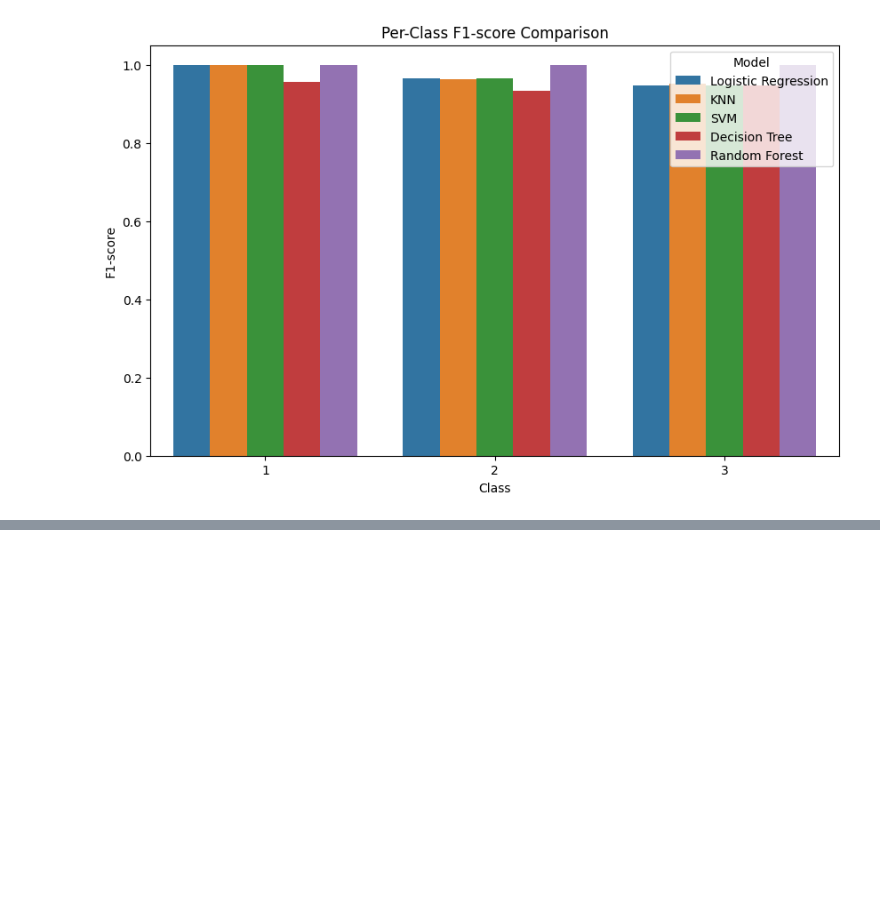
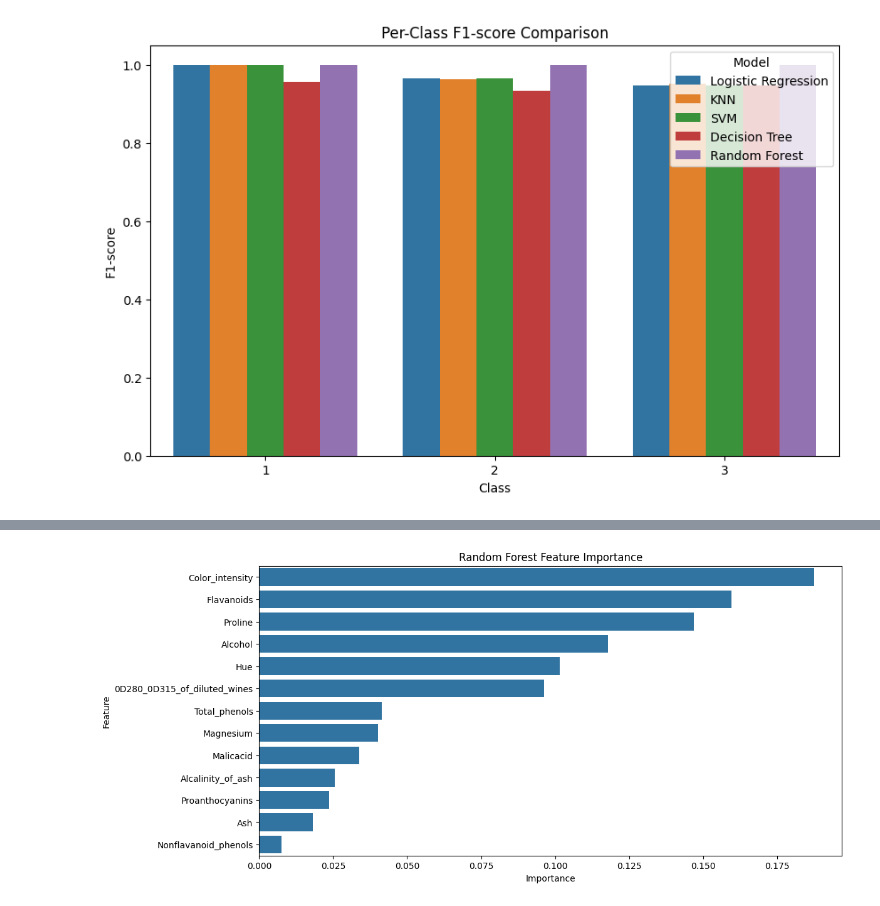
Before and after one commit to yashwanth-bu/classification-machine-learning, a Jupyter notebook: Traditional-Classification-Models/01_wine_classification.ipynb, the cells around one changed output, grey strips where cells are left out. Cells and saved outputs as stored; diff of their text form; code cells hidden in the pictures; blank space fills up the shorter version.

```diff
--- a/Traditional-Classification-Models/01_wine_classification.ipynb
+++ b/Traditional-Classification-Models/01_wine_classification.ipynb
@@ -770,0 +897,27 @@ plt.show()
+# %%
+# Feature Selection using Random Forest Feature Importance:
+# This code uses the Random Forest algorithm to identify and rank the most important features in the dataset.
+# A Random Forest model is created using 100 decision trees and trained on the training data (X_train and y_train).
+# After training, feature_importances_ calculates the relative importance of each feature based on its contribution to the model.
+# The feature names and their importance scores are stored in a DataFrame.
+# The results are sorted in descending order so that the most important features appear at the top.
+# Finally, the DataFrame displays the ranking of features, helping identify which features contribute most to predictions.
+
+rf_model = RandomForestClassifier(
+    n_estimators=100,
+    random_state=42
+)
+
+rf_model.fit(X_train, y_train)
+
+importance_df = pd.DataFrame({
+    "Feature": X_train.columns,
+    "Importance": rf_model.feature_importances_
+})
+
+importance_df = importance_df.sort_values(
+    by="Importance",
+    ascending=False
+)
+
+importance_df
@@ -770,0 +939,17 @@ plt.show()
+# %%
+plt.figure(figsize=(12, 6))
+
+sns.barplot(
+    data=importance_df,
+    x="Importance",
+    y="Feature"
+)
+
+plt.title("Random Forest Feature Importance")
+plt.show()
+
+# Features with higher scores contributed more to impurity reduction in this fitted forest.
+
+# However, impurity-based importance can be misleading, especially when features have different characteristics or are correlated.
+# %% [output]
+[figure, added]
```
Also changed, not shown: parts of 17 cells of this notebook.
